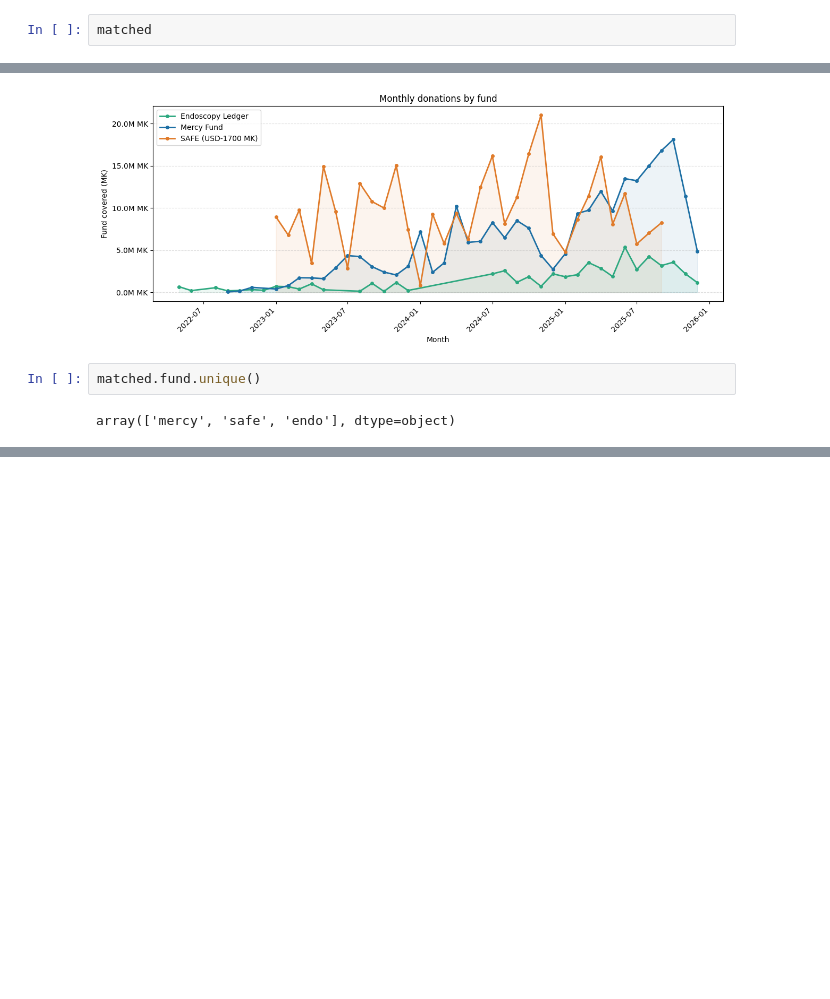
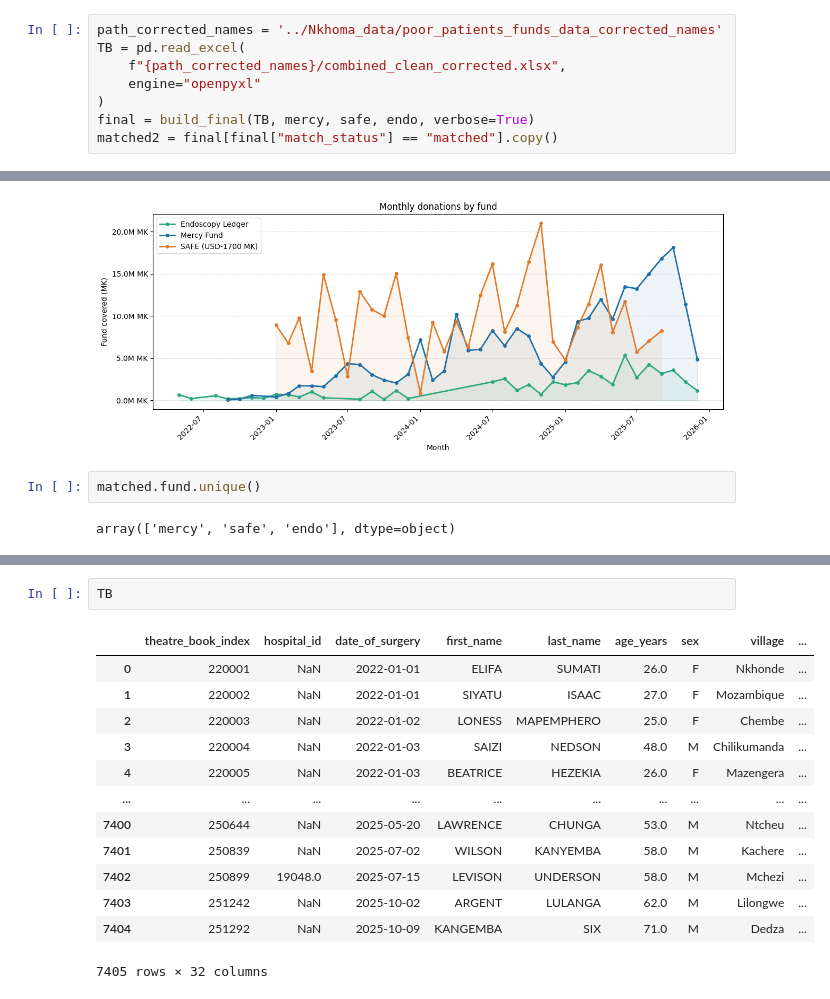
Before and after one commit to mat2m10/nkhoma, a Jupyter notebook: notebooks/03_Poor_Patient_funds.ipynb, the cells around one changed output, grey strips where cells are left out. Cells and saved outputs as stored; diff of their text form; blank space fills up the shorter version.

```diff
--- a/notebooks/03_Poor_Patient_funds.ipynb
+++ b/notebooks/03_Poor_Patient_funds.ipynb
@@ -63,4 +63,10 @@ matched = final[final["match_status"] == "matched"].copy()
 unmatched = final[final["match_status"] == "unmatched"].copy()
 # %%
-matched
+path_corrected_names = '../Nkhoma_data/poor_patients_funds_data_corrected_names'
+TB = pd.read_excel(
+    f"{path_corrected_names}/combined_clean_corrected.xlsx",
+    engine="openpyxl"
+)
+final = build_final(TB, mercy, safe, endo, verbose=True)
+matched2 = final[final["match_status"] == "matched"].copy()
 # %% [output]
@@ -635,0 +915,16 @@ df_uncolored_names
+# %%
+TB
+# %% [output]
+|  | theatre_book_index | hospital_id | date_of_surgery | first_name | last_name | age_years | sex | village | ... |
+| 0 | 220001 | NaN | 2022-01-01 | ELIFA | SUMATI | 26.0 | F | Nkhonde | ... |
+| 1 | 220002 | NaN | 2022-01-01 | SIYATU | ISAAC | 27.0 | F | Mozambique | ... |
+| 2 | 220003 | NaN | 2022-01-02 | LONESS | MAPEMPHERO | 25.0 | F | Chembe | ... |
+| 3 | 220004 | NaN | 2022-01-03 | SAIZI | NEDSON | 48.0 | M | Chilikumanda | ... |
+| 4 | 220005 | NaN | 2022-01-03 | BEATRICE | HEZEKIA | 26.0 | F | Mazengera | ... |
+| ... | ... | ... | ... | ... | ... | ... | ... | ... | ... |
+| 7400 | 250644 | NaN | 2025-05-20 | LAWRENCE | CHUNGA | 53.0 | M | Ntcheu | ... |
+| 7401 | 250839 | NaN | 2025-07-02 | WILSON | KANYEMBA | 58.0 | M | Kachere | ... |
+| 7402 | 250899 | 19048.0 | 2025-07-15 | LEVISON | UNDERSON | 58.0 | M | Mchezi | ... |
+| 7403 | 251242 | NaN | 2025-10-02 | ARGENT | LULANGA | 62.0 | M | Lilongwe | ... |
+| 7404 | 251292 | NaN | 2025-10-09 | KANGEMBA | SIX | 71.0 | M | Dedza | ... |
+7405 rows × 32 columns
```
Also changed, not shown: parts of 30 cells of this notebook, 1 other file.
